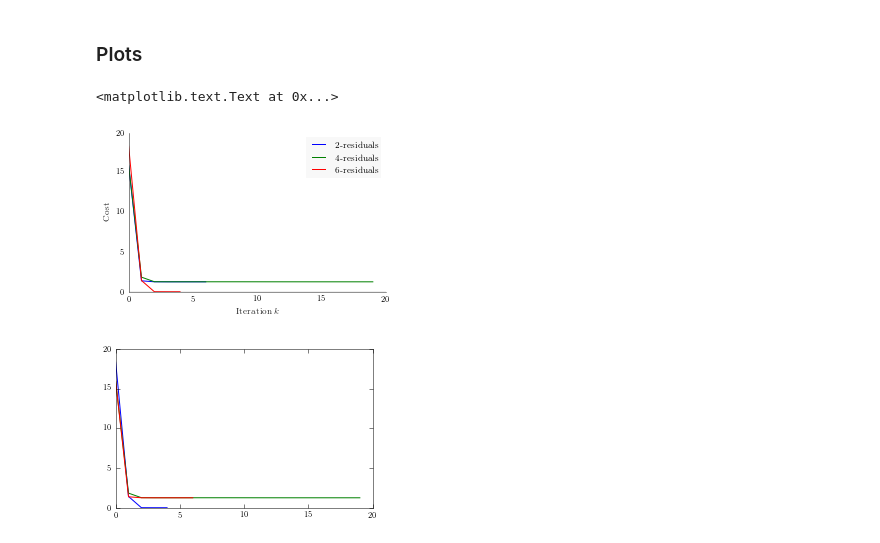
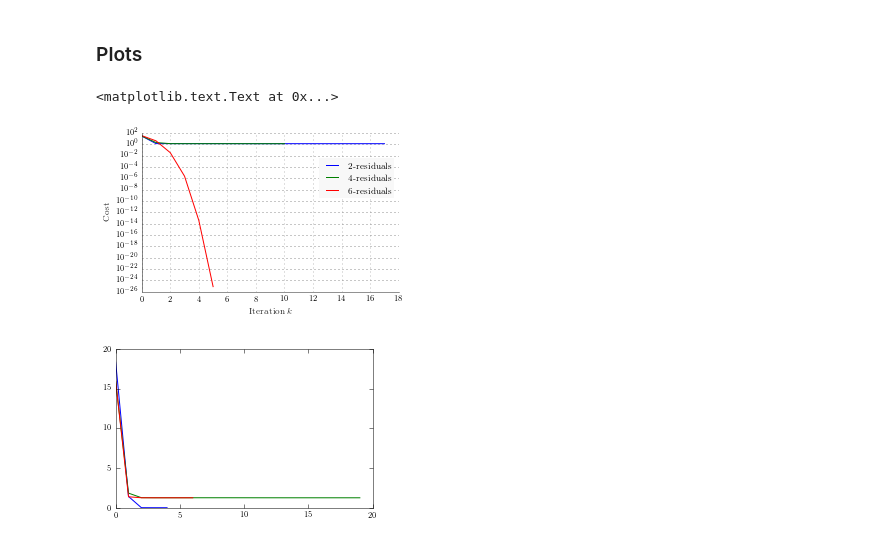
Before and after one commit to tingelst/game, a Jupyter notebook: python/gacse.ipynb, the cells around one changed output. Saved outputs shown, nothing was run; the diff lists cells and outputs as text; code cells hidden in the pictures.

Commit message:
Update figures with log y axis.

```diff
--- a/python/gacse.ipynb
+++ b/python/gacse.ipynb
@@ -251,36 +251,45 @@ ax.yaxis.set_ticks_position('none')
 spines_to_keep = ['bottom', 'left']
 for spine in spines_to_keep:
     ax.spines[spine].set_linewidth(0.5)
     ax.spines[spine].set_color(almost_black)
 ax.xaxis.label.set_color(almost_black)
 ax.yaxis.label.set_color(almost_black)
 
+ax.grid(True,which="both", color='0.5')
+ax.set_axisbelow(True)
+
 ax.plot([it['cost'] for it in lin_summary_3['iterations'] ], label=r"$2$-residuals")
 ax.plot([it['cost'] for it in lin_summary_2['iterations'] ], label=r"$4$-residuals")
-
 ax.plot([it['cost'] for it in lin_summary_1['iterations'] ], label=r"$6$-residuals")
 
 ax.title.set_color(almost_black)
 ax.axhline(0, color=almost_black, linewidth=0.15)
 ax.axvline(0, color=almost_black, linewidth=0.15)
 
+
+
 # Remove the line around the legend box, and instead fill it with a light grey
 # Also only use one point for the scatterplot legend because the user will
 # get the idea after just one, they don't need three.
 light_grey = np.array([float(248)/float(255)]*3)
-legend = ax.legend(frameon=True, scatterpoints=1)
+legend = ax.legend(frameon=True, scatterpoints=1, bbox_to_anchor=(0.9, 0.8), bbox_transform=plt.gcf().transFigure)
+# legend = ax.legend(frameon=True, scatterpoints=1)
+
 rect = legend.get_frame()
+
 rect.set_facecolor(light_grey)
 rect.set_linewidth(0.0)
+
+ax.set_yscale("log")
 
 plt.xlabel(r'Iteration $k$')
 plt.ylabel(r'Cost')
 
 
 # plt.savefig('/Users/lars/Dropbox/Apps/ShareLaTeX/2016-gacse/figures/cost_lines.pdf')
 # %% [output]
 <matplotlib.text.Text at 0x...>
-[figure, old version]
+[figure, new version]
 # %%
 plt.figure(1)
 # plt.subplot(311)
```
Also changed, not shown: parts of 15 cells of this notebook.
